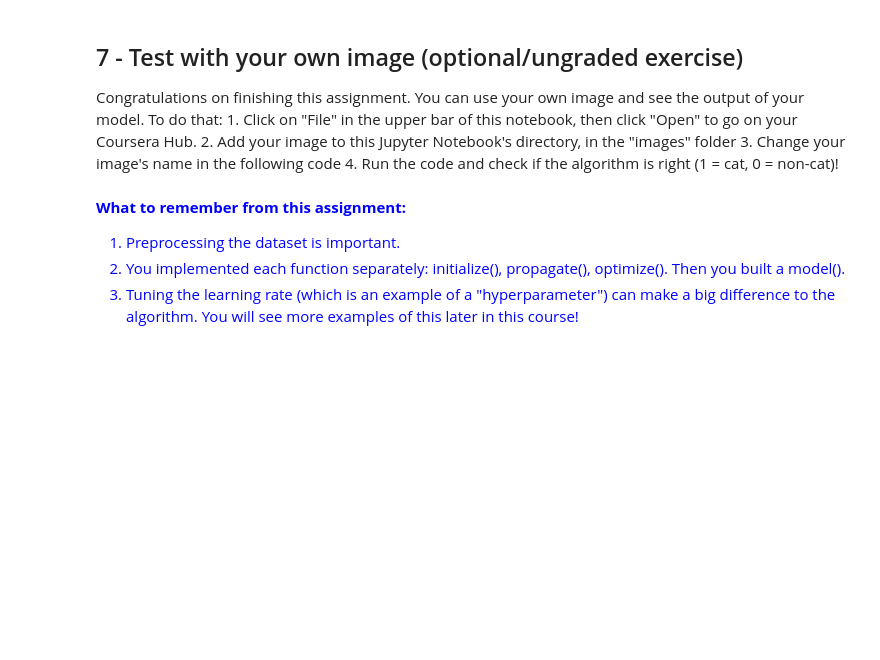
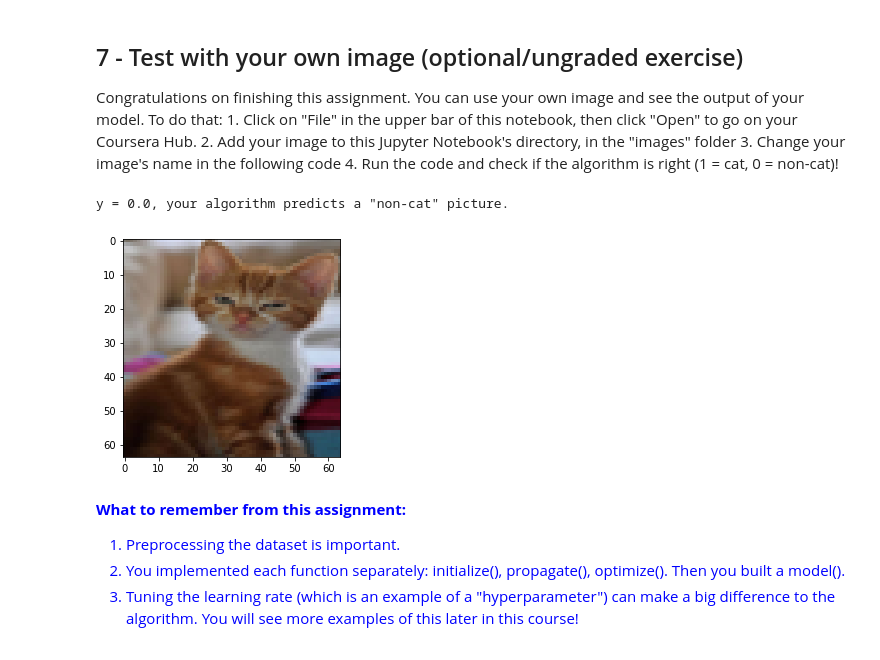
Before and after one commit to cpoles/data_science, a Jupyter notebook: deep_learning/deep_learning_spec/neural_nets_dl/week_02/Logistic_Regression_with_a_Neural_Network_mindset.ipynb, the cells around one changed output. Saved outputs shown, nothing was run; the diff lists cells and outputs as text; code cells hidden in the pictures; blank space fills up the shorter version.

```diff
--- a/deep_learning/deep_learning_spec/neural_nets_dl/week_02/Logistic_Regression_with_a_Neural_Network_mindset.ipynb
+++ b/deep_learning/deep_learning_spec/neural_nets_dl/week_02/Logistic_Regression_with_a_Neural_Network_mindset.ipynb
@@ -734,17 +851,20 @@ Congratulations on finishing this assignment. You can use your own image and see
     4. Run the code and check if the algorithm is right (1 = cat, 0 = non-cat)!
 # %%
 # change this to the name of your image file
-my_image = "my_image.jpg"
+my_image = "cat2.jpeg"
 
 # We preprocess the image to fit your algorithm.
 fname = "images/" + my_image
 image = np.array(Image.open(fname).resize((num_px, num_px)))
 plt.imshow(image)
 image = image / 255.
 image = image.reshape((1, num_px * num_px * 3)).T
 my_predicted_image = predict(logistic_regression_model["w"], logistic_regression_model["b"], image)
 
 print("y = " + str(np.squeeze(my_predicted_image)) + ", your algorithm predicts a \"" + classes[int(np.squeeze(my_predicted_image)),].decode("utf-8") +  "\" picture.")
+# %% [output]
+y = 0.0, your algorithm predicts a "non-cat" picture.
+[figure, added]
 # %% [markdown]
 <font color='blue'>
 
```
Also changed, not shown: parts of 25 cells of this notebook.
